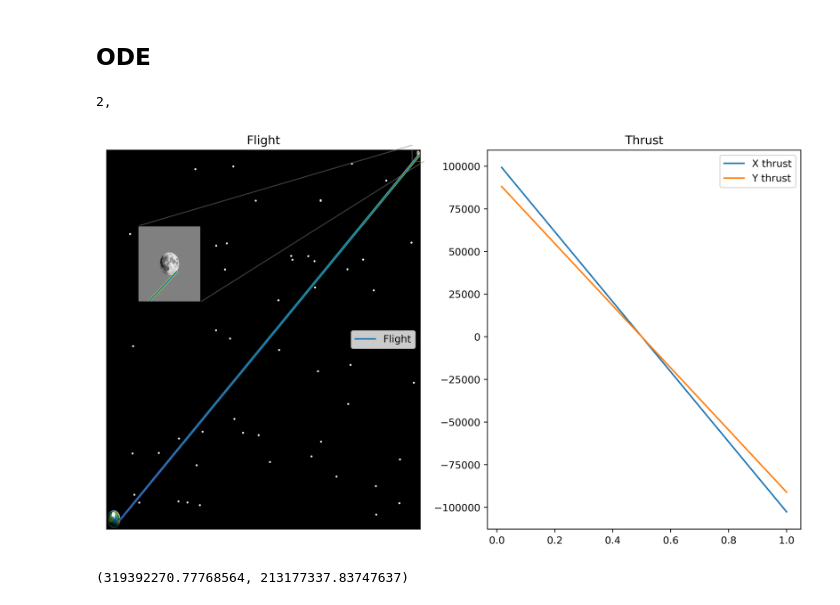
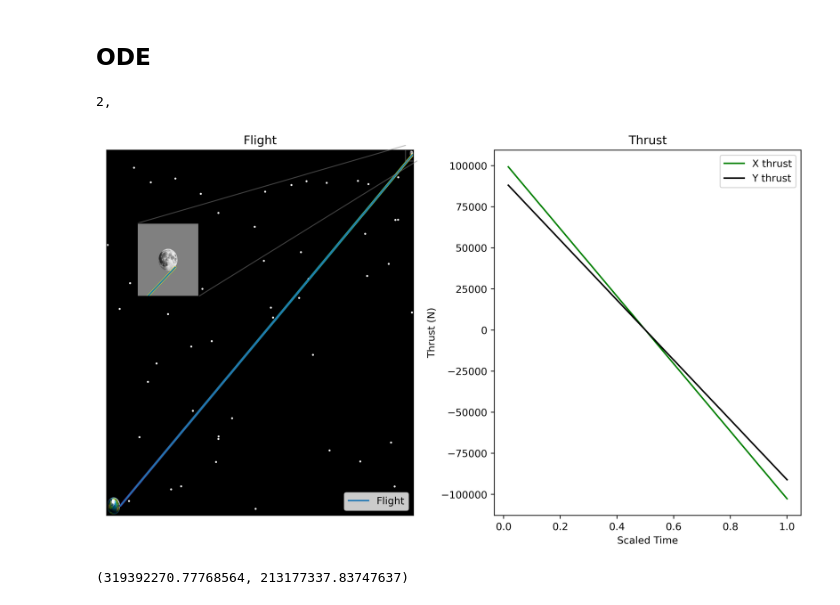
Before and after one commit to binDebug3/OrbitalTrajectory, a Jupyter notebook: dylan.ipynb, the cells around one changed output. Saved outputs shown, nothing was run; the diff lists cells and outputs as text; code cells hidden in the pictures.

```diff
--- a/dylan.ipynb
+++ b/dylan.ipynb
@@ -529,36 +529,41 @@ for i, y_guess in enumerate(np.geomspace(0.1, 500, num=r1)):
         axin.plot((x_plot) / Lm, y_plot / Lm)
         axin.scatter((x_plot) / Lm, y_plot / Lm, cmap="viridis", c=t_plot, s=2)
         axin.imshow(moon_img, extent=moon_pos, aspect='auto')
         axin.set_xlim(moon_pos[0] - 1e-2, moon_pos[1] + 1e-2)
         axin.set_ylim(moon_pos[2] - 1e-2, moon_pos[3] + 1e-2)
         axin.set_facecolor('gray')
         axin.set_xticks([])
         axin.set_yticks([])
         ax[0].indicate_inset_zoom(axin)
 
         ax[0].legend()
         ax[0].set_title(f"Flight")
         # plt.set_cmap("viridis")
         ax[0].set_xticks([])  # or plt.xticks([], [])
         ax[0].set_yticks([])  # or plt.yticks([], [])
 
         # plt.subplot((r2 * r1) // 2, 4, 2 + count)
-        ax[1].plot(t_plot, ux_plot, label="X thrust")
-        ax[1].plot(t_plot, uy_plot, label="Y thrust")
+        ax[1].plot(t_plot, ux_plot, label="X thrust", color='green')
+        ax[1].plot(t_plot, uy_plot, label="Y thrust", color='black')
+        ax[1].set_xlabel("Scaled Time")
+        ax[1].set_ylabel('Thrust (N)')
         ax[1].set_title(f"Thrust")
         ax[1].legend()
         count += 2
         if count >= ((r2 * r1) // 2) * 4:
             break
         print(count, end=", ")
 
         break
     break
+txt = 'Path from earth to moon when final position of moon is at a 41.212 degree angle from the x-axis'
+# plt.figtext(0.5, 0.01, txt, wrap=True, horizontalalignment='center', fontsize=12)
 plt.tight_layout()
+plt.savefig('Take 1 angled moon.png')
 plt.show()
 # %% [output]
 2,
-[figure, old version]
+[figure, new version]
 # %%
 moon_x, moon_y
 # %% [output]
```
